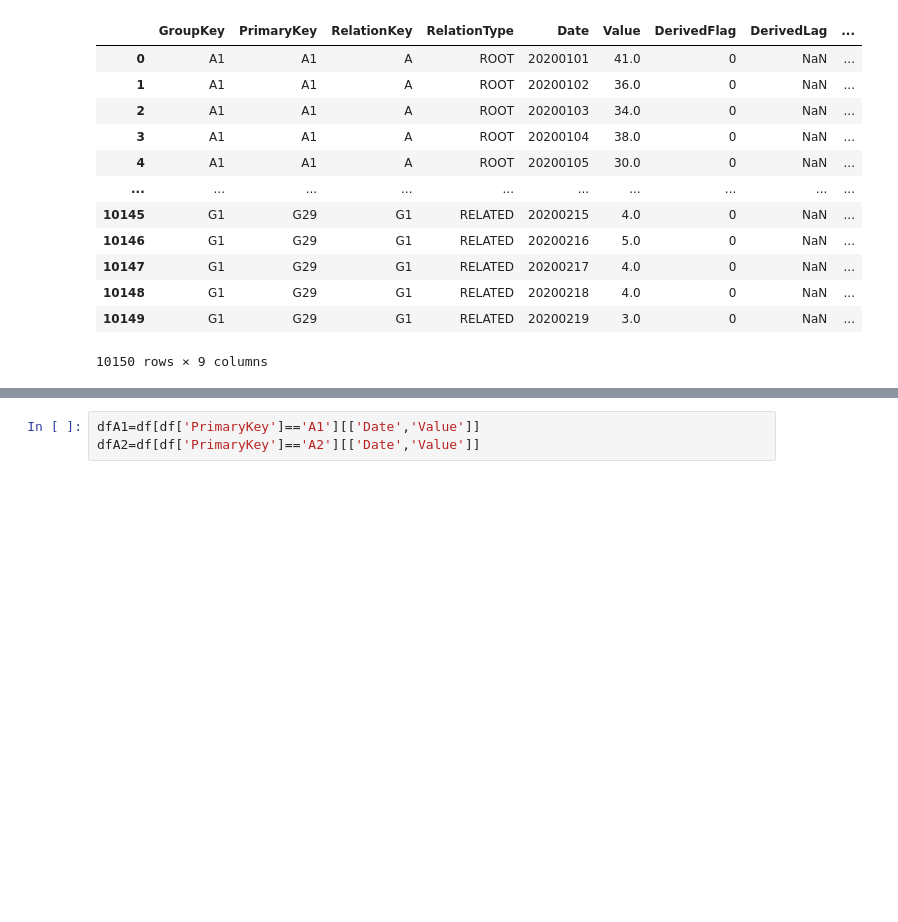
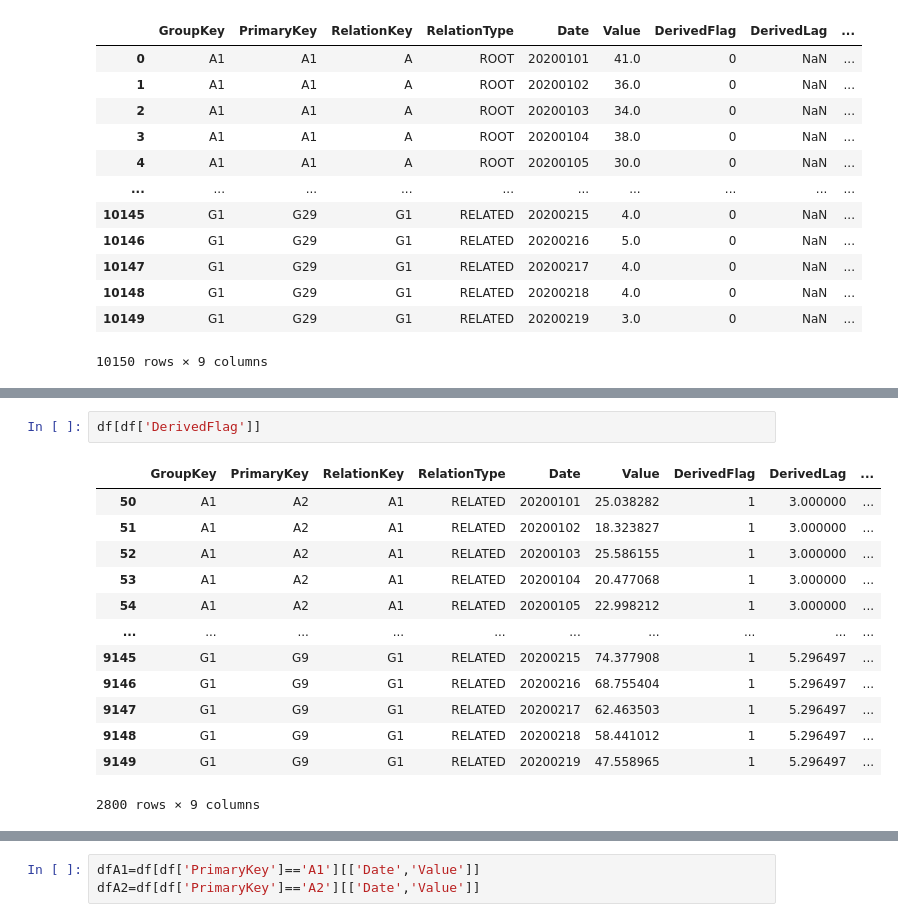
Before and after one commit to eugenio-santos/rootanalysis, a Jupyter notebook: grangerPOC.ipynb, the cells around one changed output, grey strips where cells are left out. Drawn from its saved outputs; the diff is of its cells as text; blank space fills up the shorter version.

```diff
--- a/grangerPOC.ipynb
+++ b/grangerPOC.ipynb
@@ -149,0 +47,16 @@ cm.T
+# %%
+df[df['DerivedFlag']]
+# %% [output]
+|  | GroupKey | PrimaryKey | RelationKey | RelationType | Date | Value | DerivedFlag | DerivedLag | ... |
+| 50 | A1 | A2 | A1 | RELATED | 20200101 | 25.038282 | 1 | 3.000000 | ... |
+| 51 | A1 | A2 | A1 | RELATED | 20200102 | 18.323827 | 1 | 3.000000 | ... |
+| 52 | A1 | A2 | A1 | RELATED | 20200103 | 25.586155 | 1 | 3.000000 | ... |
+| 53 | A1 | A2 | A1 | RELATED | 20200104 | 20.477068 | 1 | 3.000000 | ... |
+| 54 | A1 | A2 | A1 | RELATED | 20200105 | 22.998212 | 1 | 3.000000 | ... |
+| ... | ... | ... | ... | ... | ... | ... | ... | ... | ... |
+| 9145 | G1 | G9 | G1 | RELATED | 20200215 | 74.377908 | 1 | 5.296497 | ... |
+| 9146 | G1 | G9 | G1 | RELATED | 20200216 | 68.755404 | 1 | 5.296497 | ... |
+| 9147 | G1 | G9 | G1 | RELATED | 20200217 | 62.463503 | 1 | 5.296497 | ... |
+| 9148 | G1 | G9 | G1 | RELATED | 20200218 | 58.441012 | 1 | 5.296497 | ... |
+| 9149 | G1 | G9 | G1 | RELATED | 20200219 | 47.558965 | 1 | 5.296497 | ... |
+2800 rows × 9 columns
```
Also changed, not shown: parts of 10 cells of this notebook, 2 other files.
